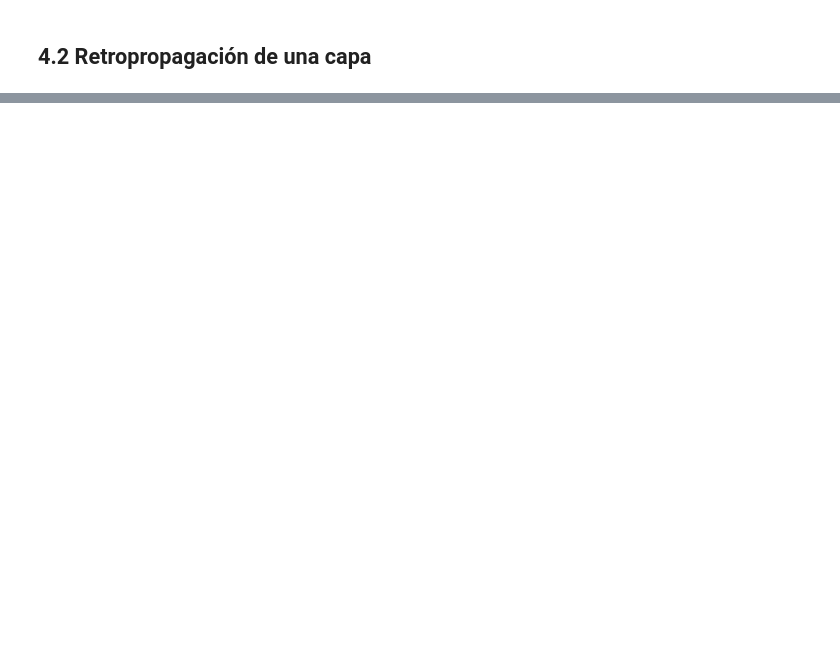
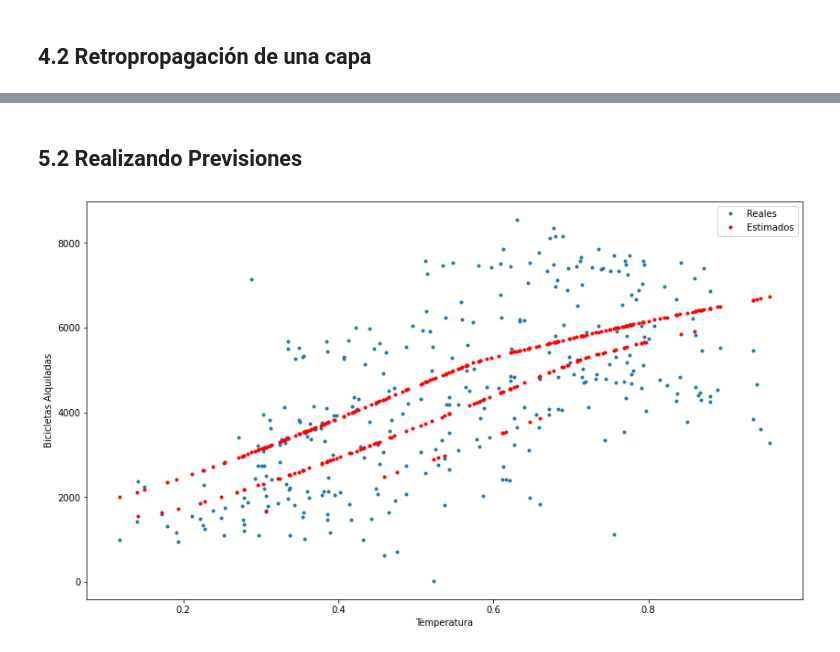
Before and after one commit to ahcamachod/1864-regresion-implementa-una-red-neuronal-con-numpy, a Jupyter notebook: RRN.ipynb, the cells around one changed output, grey strips where cells are left out. Saved outputs shown, nothing was run; the diff lists cells and outputs as text; code cells hidden in the pictures; blank space fills up the shorter version.

```diff
--- a/RRN.ipynb
+++ b/RRN.ipynb
@@ -239,0 +313,15 @@ def retropropagacion_una_capa(dActivacion_actual, pesos_actual, b_actual, output
+# %% [markdown]
+## 5.2 Realizando Previsiones
+# %%
+# Previsión
+Y_pred, _ = propaga_total(np.transpose(X_test), valores_parametros, arquitectura)
+# %%
+plt.figure(figsize=[14,8])
+plt.plot(np.transpose(X_test)[1],ymax*y_test,'.')
+plt.plot(np.transpose(X_test)[1],ymax*Y_pred.reshape([-1,1]),'.r')
+plt.legend(['Reales','Estimados'])
+plt.ylabel('Bicicletas Alquiladas')
+plt.xlabel('Temperatura')
+plt.show()
+# %% [output]
+[figure, added]
```
Also changed, not shown: parts of 10 cells of this notebook.
